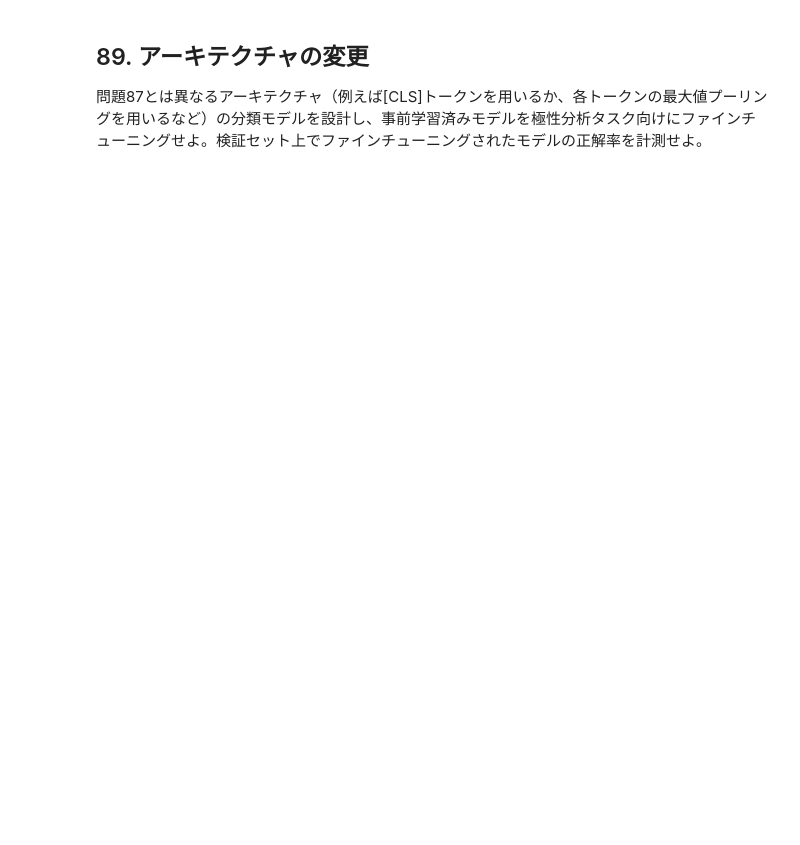
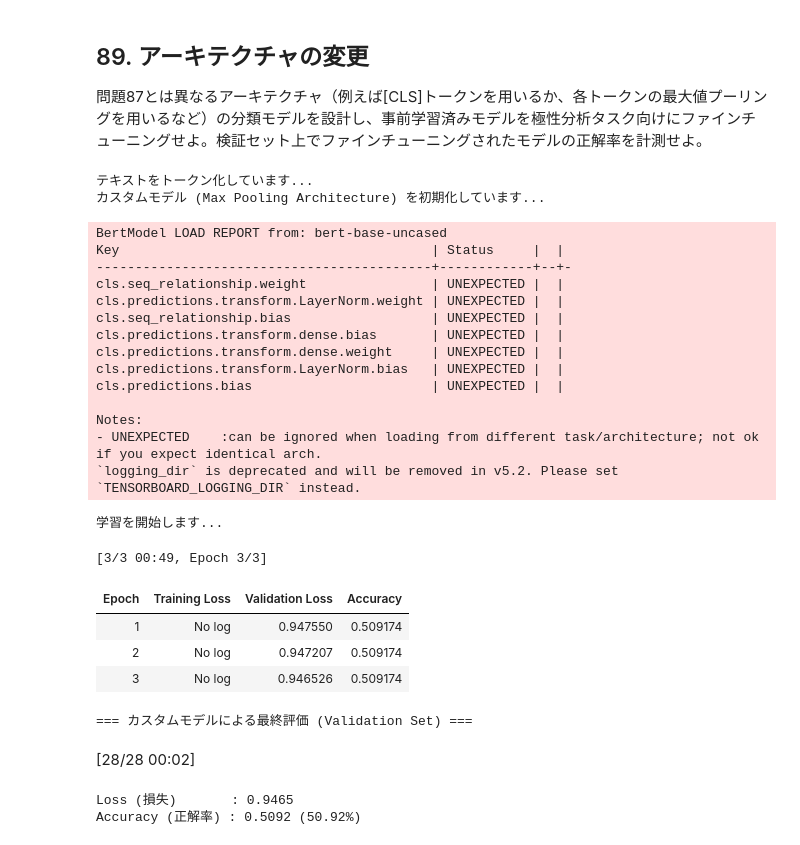
Before and after one commit to 291u7/nlp100_2025, a Jupyter notebook: ja/ch09.ipynb, the cells around one changed output. Saved outputs shown, nothing was run; the diff lists cells and outputs as text; code cells hidden in the pictures; blank space fills up the shorter version.

```diff
--- a/ja/ch09.ipynb
+++ b/ja/ch09.ipynb
@@ -494,19 +695,6 @@ for text in sentences:
 
 問題87とは異なるアーキテクチャ（例えば[CLS]トークンを用いるか、各トークンの最大値プーリングを用いるなど）の分類モデルを設計し、事前学習済みモデルを極性分析タスク向けにファインチューニングせよ。検証セット上でファインチューニングされたモデルの正解率を計測せよ。
 # %%
-import torch
-import torch.nn as nn
-import pandas as pd
-from torch.utils.data import Dataset
-from transformers import (
-    BertTokenizer,
-    BertModel,
-    Trainer,
-    TrainingArguments
-)
-from transformers.modeling_outputs import SequenceClassifierOutput
-from sklearn.metrics import accuracy_score
-
 # ==========================================
 # 1. カスタムモデルの定義 (Max Pooling Architecture)
 # ==========================================
@@ -595,30 +783,57 @@ model = CustomBertMaxPoolingClassifier(model_name='bert-base-uncased', num_label
 
 training_args = TrainingArguments(
     output_dir='./results_custom',
     num_train_epochs=3,
     per_device_train_batch_size=16,
     per_device_eval_batch_size=32,
     warmup_steps=500,
     weight_decay=0.01,
     logging_dir='./logs_custom',
     logging_steps=100,
     eval_strategy="epoch",  # エラー回避のため新しい引数名を使用
     save_strategy="epoch",
     load_best_model_at_end=True,
 )
 
 trainer = Trainer(
     model=model,
     args=training_args,
     train_dataset=train_dataset,
     eval_dataset=dev_dataset,
     compute_metrics=compute_metrics,
 )
 
 print("学習を開始します...")
 trainer.train()
 
 print("\n=== カスタムモデルによる最終評価 (Validation Set) ===")
 eval_results = trainer.evaluate()
 print(f"Loss (損失)       : {eval_results['eval_loss']:.4f}")
 print(f"Accuracy (正解率) : {eval_results['eval_accuracy']:.4f} ({eval_results['eval_accuracy']*100:.2f}%)")
+# %% [output]
+テキストをトークン化しています...
+カスタムモデル (Max Pooling Architecture) を初期化しています...
+BertModel LOAD REPORT from: bert-base-uncased
+Key                                        | Status     |  |
+-------------------------------------------+------------+--+-
+cls.seq_relationship.weight                | UNEXPECTED |  |
+cls.predictions.transform.LayerNorm.weight | UNEXPECTED |  |
+cls.seq_relationship.bias                  | UNEXPECTED |  |
+cls.predictions.transform.dense.bias       | UNEXPECTED |  |
+cls.predictions.transform.dense.weight     | UNEXPECTED |  |
+cls.predictions.transform.LayerNorm.bias   | UNEXPECTED |  |
+cls.predictions.bias                       | UNEXPECTED |  |
+
+Notes:
+- UNEXPECTED    :can be ignored when loading from different task/architecture; not ok if you expect identical arch.
+`logging_dir` is deprecated and will be removed in v5.2. Please set `TENSORBOARD_LOGGING_DIR` instead.
+学習を開始します...
+[3/3 00:49, Epoch 3/3]
+| Epoch | Training Loss | Validation Loss | Accuracy |
+| 1 | No log | 0.947550 | 0.509174 |
+| 2 | No log | 0.947207 | 0.509174 |
+| 3 | No log | 0.946526 | 0.509174 |
+=== カスタムモデルによる最終評価 (Validation Set) ===
+[28/28 00:02]
+Loss (損失)       : 0.9465
+Accuracy (正解率) : 0.5092 (50.92%)
```
Also changed, not shown: parts of 13 cells of this notebook.
